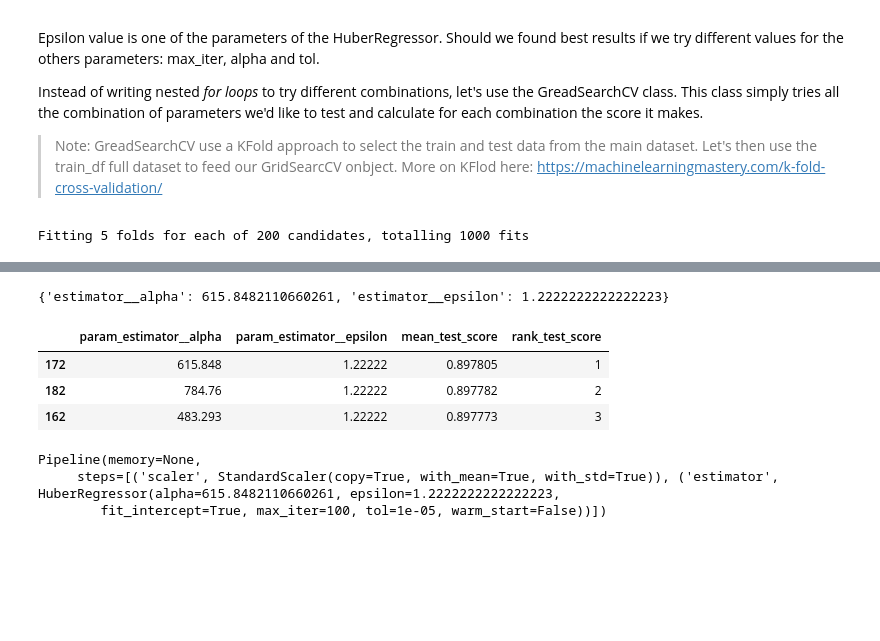
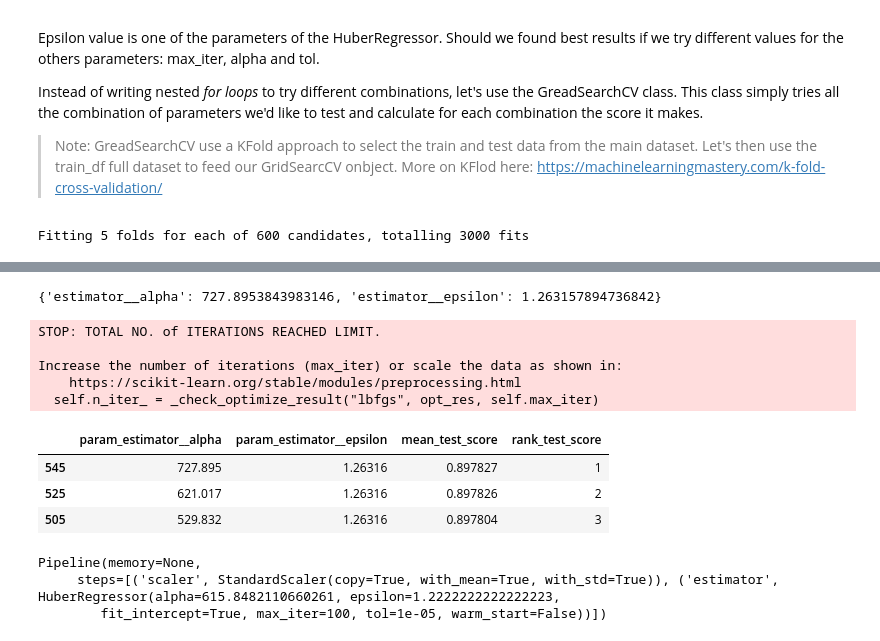
Before and after one commit to xnicolovici/machine_learning, a Jupyter notebook: notebooks/Course No 3/09. Course project/03. Part 2 - House prices/house-prices-solution-2-of-2.ipynb, the cells around one changed output, grey strips where cells are left out. Cells and saved outputs as stored; diff of their text form; code cells hidden in the pictures; blank space fills up the shorter version.

```diff
--- a/notebooks/Course No 3/09. Course project/03. Part 2 - House prices/house-prices-solution-2-of-2.ipynb
+++ b/notebooks/Course No 3/09. Course project/03. Part 2 - House prices/house-prices-solution-2-of-2.ipynb
@@ -370,8 +373,8 @@ from sklearn.metrics import make_scorer, r2_score
 
 model='huber'
 params = {
-    'estimator__epsilon': np.linspace(1, 2, num=10),
-    'estimator__alpha': np.logspace(1, 3, num=20)
+    'estimator__epsilon': np.linspace(1, 2, num=20),
+    'estimator__alpha': np.logspace(1, 3, num=30)
 }
 
 # Define r2_score() as scorer parameter
@@ -386,5 +389,5 @@ grid_df=pd.DataFrame(gridsearch.cv_results_)[['param_estimator__alpha','param_es
 print(gridsearch.best_params_)
 grid_df.sort_values('mean_test_score', ascending=False).head(3)
 # %% [output]
-Fitting 5 folds for each of 200 candidates, totalling 1000 fits
+Fitting 5 folds for each of 600 candidates, totalling 3000 fits
 [Parallel(n_jobs=-1)]: Using backend LokyBackend with 8 concurrent workers.
@@ -396,8 +402,13 @@ Fitting 5 folds for each of 200 candidates, totalling 1000 fits
-{'estimator__alpha': 615.8482110660261, 'estimator__epsilon': 1.2222222222222223}
+{'estimator__alpha': 727.8953843983146, 'estimator__epsilon': 1.263157894736842}
+STOP: TOTAL NO. of ITERATIONS REACHED LIMIT.
+
+Increase the number of iterations (max_iter) or scale the data as shown in:
+    https://scikit-learn.org/stable/modules/preprocessing.html
+  self.n_iter_ = _check_optimize_result("lbfgs", opt_res, self.max_iter)
 |  | param_estimator__alpha | param_estimator__epsilon | mean_test_score | rank_test_score |
-| 172 | 615.848 | 1.22222 | 0.897805 | 1 |
-| 182 | 784.76 | 1.22222 | 0.897782 | 2 |
-| 162 | 483.293 | 1.22222 | 0.897773 | 3 |
+| 545 | 727.895 | 1.26316 | 0.897827 | 1 |
+| 525 | 621.017 | 1.26316 | 0.897826 | 2 |
+| 505 | 529.832 | 1.26316 | 0.897804 | 3 |
 # %%
 gridsearch.best_estimator_
 # %% [output]
```
Also changed, not shown: parts of 5 cells of this notebook, 10 other files.
